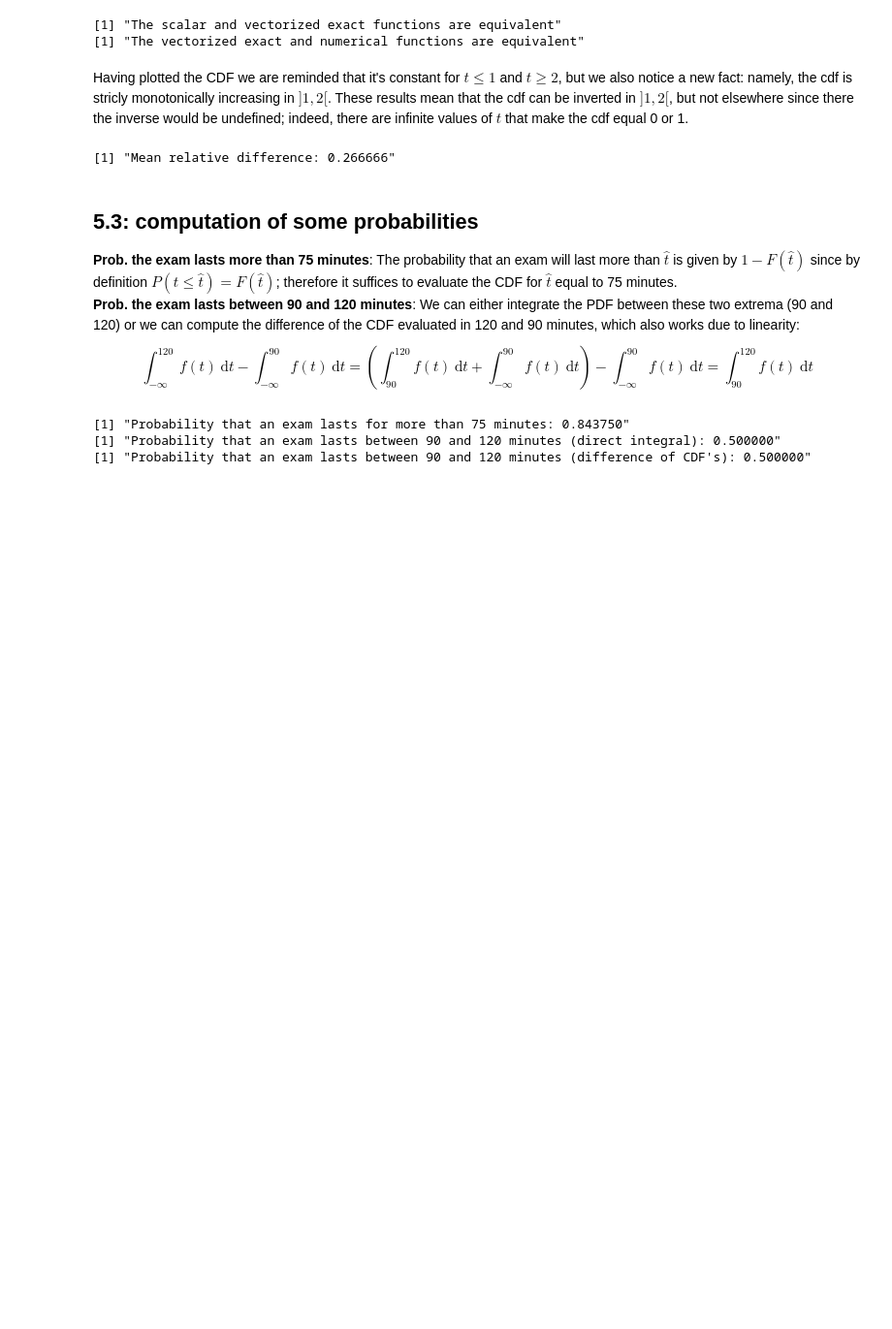
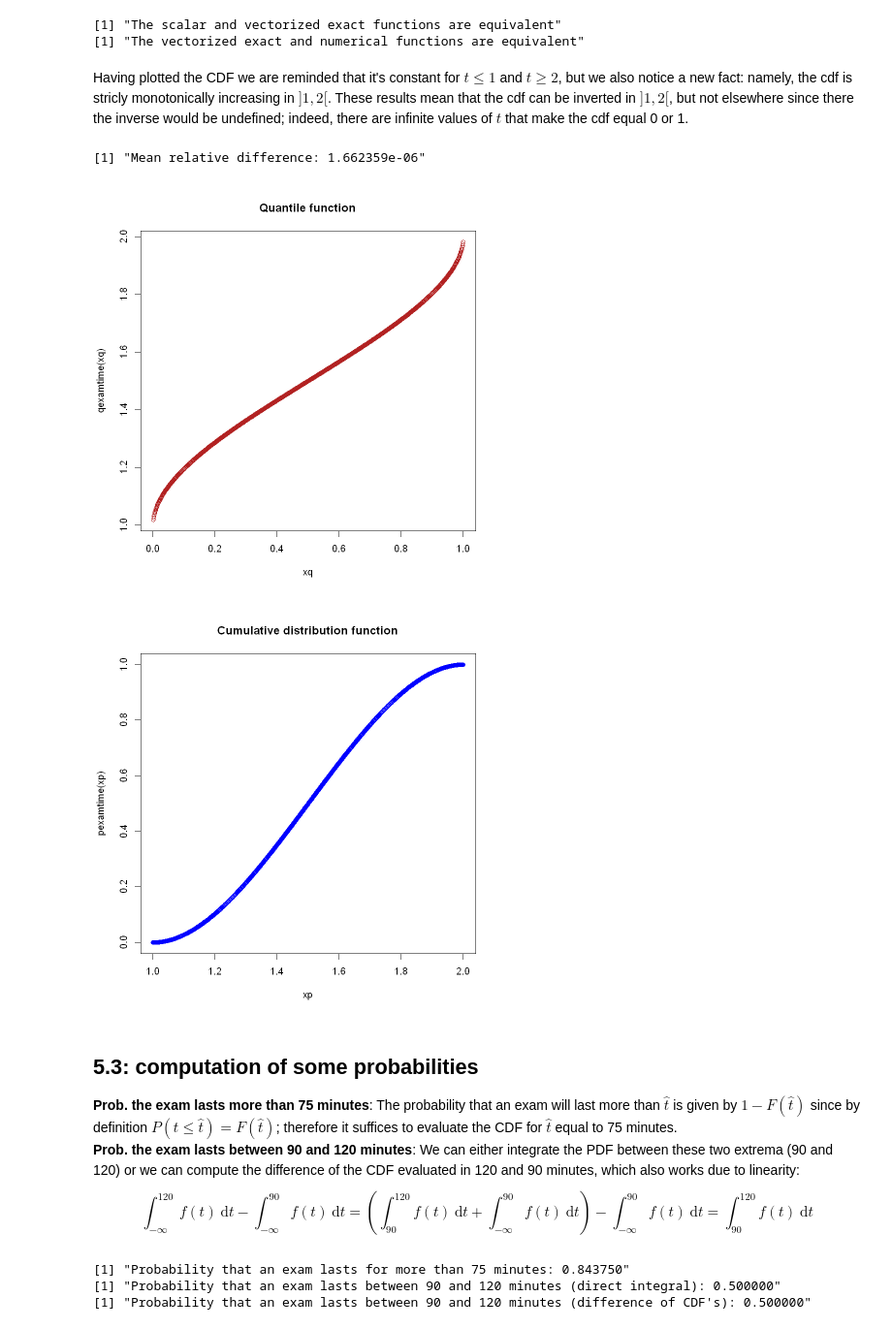
Before and after one commit to marco-giunta/AdvStatPhysAn, a Jupyter notebook: compito_2.ipynb, the cells around one changed output. Shown at 97% size. Drawn from its saved outputs; the diff is of its cells as text; code cells hidden in the pictures; blank space fills up the shorter version.

Commit message:
corretto bug sulla quantile

```diff
--- a/compito_2.ipynb
+++ b/compito_2.ipynb
@@ -355,7 +355,7 @@ if (all.equal(b,c)) {print("The vectorized exact and numerical functions are equ
 # %% [markdown]
 Having plotted the CDF we are reminded that it's constant for $t\leq 1$ and $t\geq 2$, but we also notice a new fact: namely, the cdf is stricly monotonically increasing in $]1,2[$. These results mean that the cdf can be inverted in $]1,2[$, but not elsewhere since there the inverse would be undefined; indeed, there are infinite values of $t$ that make the cdf equal 0 or 1.
 # %%
-qexamtime <- function(y, lower.tail = TRUE, log.p = FALSE) {
+qexamtime.scalar <- function(y, lower.tail = TRUE, log.p = FALSE) {
     # by definition the quantile function Q(y) associated to the cdf F(x) returns the particular value of x such that F(x)=y; if F is a stricly monotonically increasing function then it holds that Q = F^-1.
     # Since by definition the cdf returns a probability it must always hold that F maps its domain to the interval [0,1], and hence the quantile's domanin must be [0,1], too, and because of this we define qexamtime in
     # such a way that it returns NA if the user tries to input a number not in [0,1].
@@ -383,14 +383,30 @@ qexamtime <- function(y, lower.tail = TRUE, log.p = FALSE) {
     return(x)
 }
 
+# The above function is not vectorized and instead returns a constant vector of the x associated to the last component of the input (I'm not sure why); to fix this we use the Vectorize function.
+qexamtime <- Vectorize(qexamtime.scalar)
+# an alternative is to use something like map_dbl(x, qexamtime.scalar)
+
 # to check whether our quantile works as intended we generate a bunch of x values, compute their images with both the cdf and the quantile and check whether the result is close to x itself.
 # this is equivalent to checking that the composition of the cdf and the quantile is the identity, which is what we expect given these functions are each other's inverse
 
 x <- seq(1.1, 1.9, length.out = 1e3) # the only values we can consider are those in ]1,2[, otherwise the quantile is undefined and we obtain NA
-#near(x, qexamtime(pexamtime(x)), tol = 1e-3) # this tolerance isn't enough to give a vector of TRUE only; evidently our numerical approximation isn't good enough
-all.equal(x, qexamtime(pexamtime(x))) # 26% error on average
+all.equal(x, qexamtime(pexamtime(x))) # very small error on average! Even though the function is a bit slower to evaluate
 # %% [output]
-[1] "Mean relative difference: 0.266666"
+[1] "Mean relative difference: 1.662359e-06"
+# %%
+# a qualitative check we can do is to compare the shapes of the quantile and cumulative distribution functions; they should look the same but with the x and y axes flipped
+
+xq <- seq(0, 1, length.out =  1000)
+plot(xq, qexamtime(xq), col = "firebrick", main = "Quantile function")
+
+xp <- seq(1, 2, length.out = 1000) # we consider only the interval where the cdf is actually invertible because we need to compare apples to apples
+plot(xp, pexamtime(xp), col = "blue", main = "Cumulative distribution function")
+
+# as we can see these two plots are identical if we perform an orthogonal reflection wrt the 45 degree line, which means they are plots of the same function but with the axes flipped
+# %% [output]
+[figure, added]
+[figure, added]
 # %% [markdown]
 ## 5.3: computation of some probabilities
 **Prob. the exam lasts more than 75 minutes**:
```
Also changed, not shown: 3 other files.
